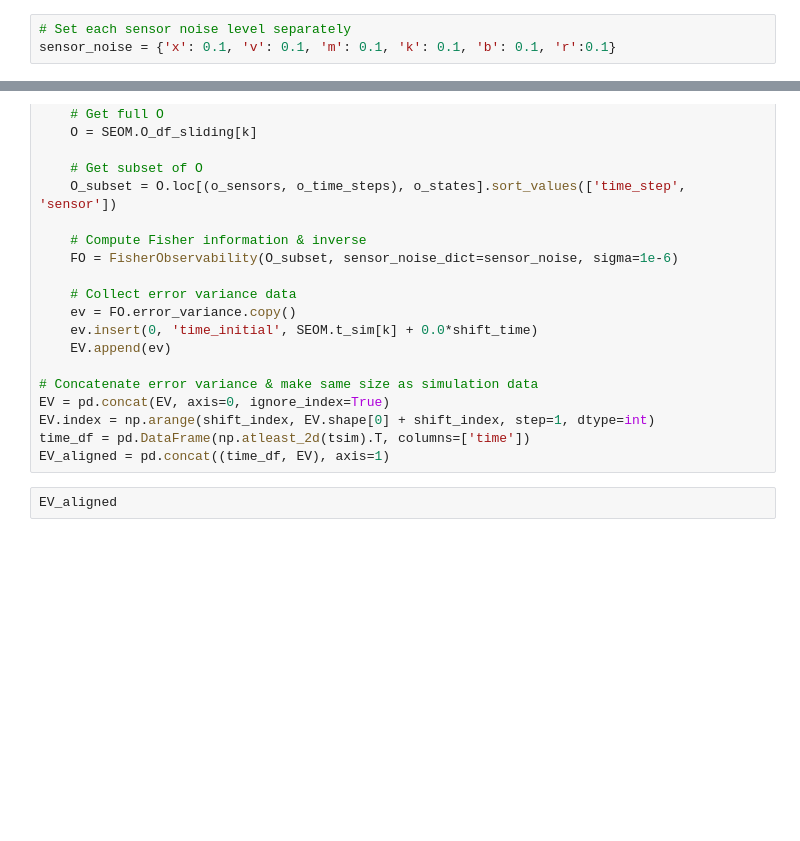
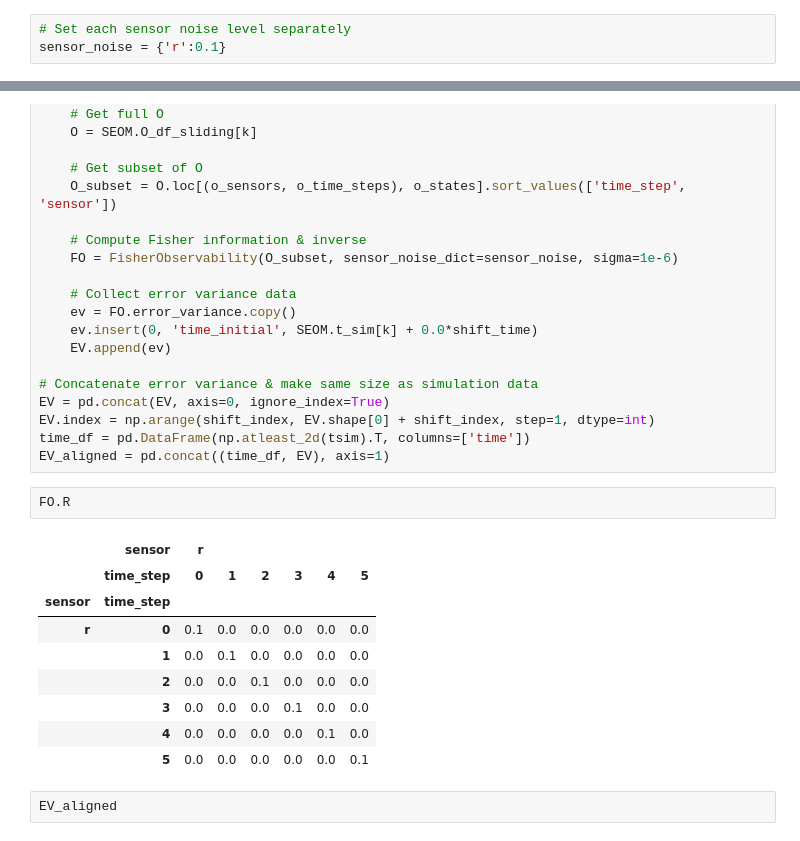
Before and after one commit to vanbreugel-lab/pybounds, a Jupyter notebook: notebooks/mono_camera_basic_example.ipynb, the cells around one changed output, grey strips where cells are left out. Drawn from its saved outputs; the diff is of its cells as text; blank space fills up the shorter version.

```diff
--- a/notebooks/mono_camera_basic_example.ipynb
+++ b/notebooks/mono_camera_basic_example.ipynb
@@ -130,7 +130,7 @@ window_size = 6
 o_time_steps = np.arange(0, window_size, step=1)
 # %%
 # Set each sensor noise level separately
-sensor_noise = {'x': 0.1, 'v': 0.1, 'm': 0.1, 'k': 0.1, 'b': 0.1, 'r':0.1}
+sensor_noise = {'r':0.1}
 # %%
 # Compute Fisher information matrix & inverse for each sliding window
 EV = []  # collect error variance data for each state over time
@@ -156,6 +156,18 @@ EV = pd.concat(EV, axis=0, ignore_index=True)
 EV.index = np.arange(shift_index, EV.shape[0] + shift_index, step=1, dtype=int)
 time_df = pd.DataFrame(np.atleast_2d(tsim).T, columns=['time'])
 EV_aligned = pd.concat((time_df, EV), axis=1)
+# %%
+FO.R
+# %% [output]
+|  | sensor | r |  |  |  |  |  |
+|  | time_step | 0 | 1 | 2 | 3 | 4 | 5 |
+| sensor | time_step |  |  |  |  |  |  |
+| r | 0 | 0.1 | 0.0 | 0.0 | 0.0 | 0.0 | 0.0 |
+|  | 1 | 0.0 | 0.1 | 0.0 | 0.0 | 0.0 | 0.0 |
+|  | 2 | 0.0 | 0.0 | 0.1 | 0.0 | 0.0 | 0.0 |
+|  | 3 | 0.0 | 0.0 | 0.0 | 0.1 | 0.0 | 0.0 |
+|  | 4 | 0.0 | 0.0 | 0.0 | 0.0 | 0.1 | 0.0 |
+|  | 5 | 0.0 | 0.0 | 0.0 | 0.0 | 0.0 | 0.1 |
 # %%
 EV_aligned
 # %% [output]
```
